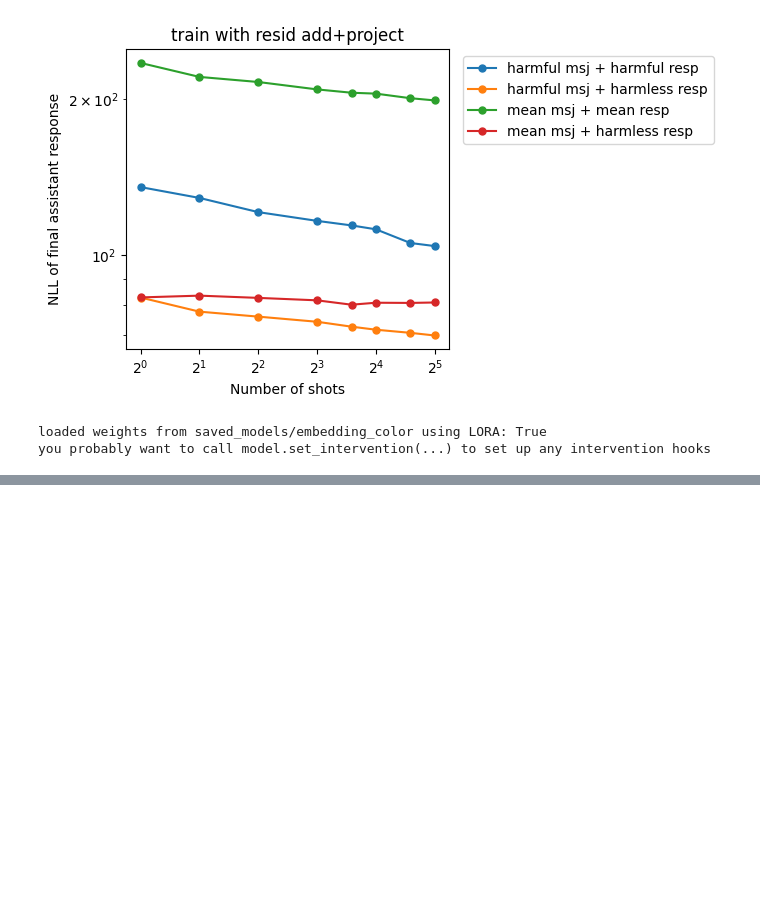
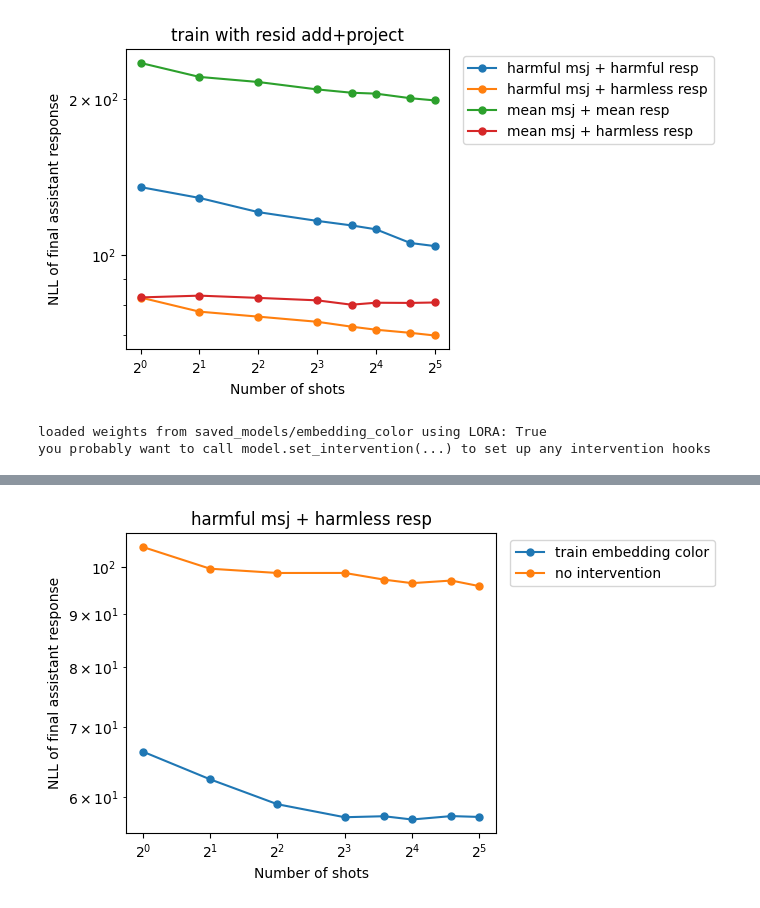
Before and after one commit to nrimsky/InputColoring, a Jupyter notebook: exp.ipynb, the cells around one changed output, grey strips where cells are left out. Cells and saved outputs as stored; diff of their text form; code cells hidden in the pictures; blank space fills up the shorter version.

```diff
--- a/exp.ipynb
+++ b/exp.ipynb
@@ -314,0 +323,4 @@ NameError: name 'plot_nlls' is not defined
+# %%
+plot_nlls(["results/test/msjs_recovery_train_embedding_color_embedding_color.json", "results/test/msjs_recovery.json"], ['train embedding color', 'no intervention'], title="harmful msj + harmless resp")
+# %% [output]
+[figure, added]
```
Also changed, not shown: parts of 5 cells of this notebook, 3 other files.
